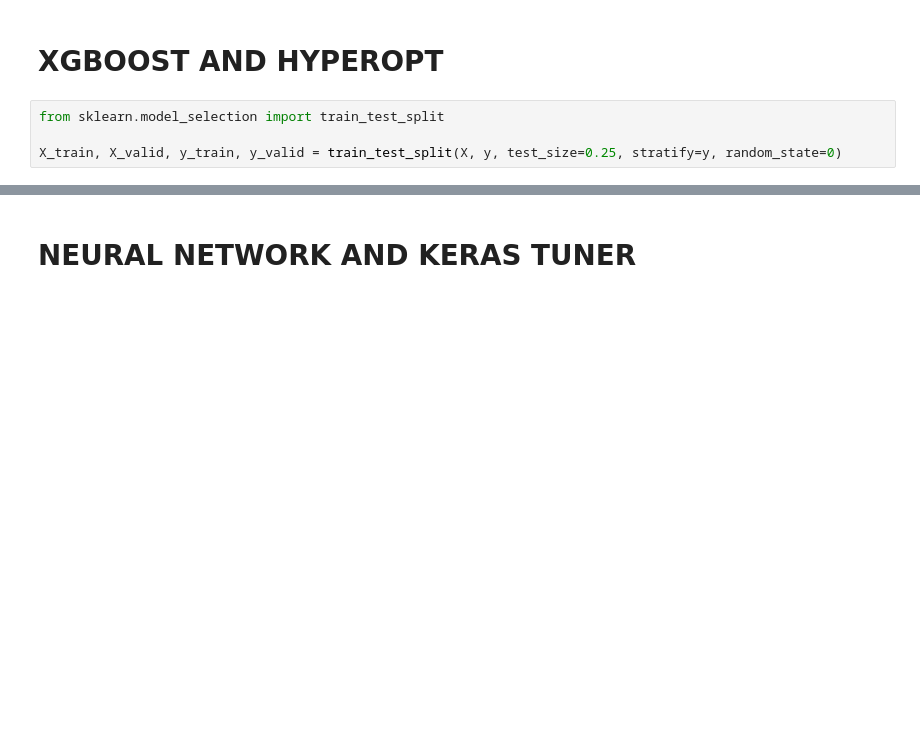
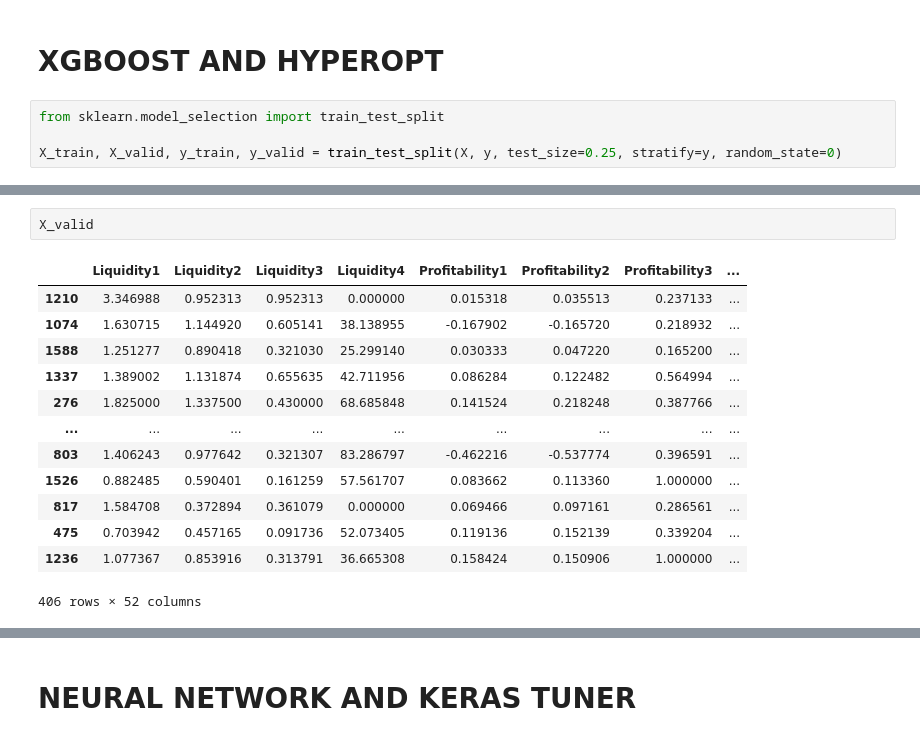
Before and after one commit to akrokosz/gs_quatns, a Jupyter notebook: data_processing.ipynb, the cells around one changed output, grey strips where cells are left out. Drawn from its saved outputs; the diff is of its cells as text; blank space fills up the shorter version.

```diff
--- a/data_processing.ipynb
+++ b/data_processing.ipynb
@@ -153,0 +274,16 @@ X_train, X_valid, y_train, y_valid = train_test_split(X, y, test_size=0.25, stra
+# %%
+X_valid
+# %% [output]
+|  | Liquidity1 | Liquidity2 | Liquidity3 | Liquidity4 | Profitability1 | Profitability2 | Profitability3 | ... |
+| 1210 | 3.346988 | 0.952313 | 0.952313 | 0.000000 | 0.015318 | 0.035513 | 0.237133 | ... |
+| 1074 | 1.630715 | 1.144920 | 0.605141 | 38.138955 | -0.167902 | -0.165720 | 0.218932 | ... |
+| 1588 | 1.251277 | 0.890418 | 0.321030 | 25.299140 | 0.030333 | 0.047220 | 0.165200 | ... |
+| 1337 | 1.389002 | 1.131874 | 0.655635 | 42.711956 | 0.086284 | 0.122482 | 0.564994 | ... |
+| 276 | 1.825000 | 1.337500 | 0.430000 | 68.685848 | 0.141524 | 0.218248 | 0.387766 | ... |
+| ... | ... | ... | ... | ... | ... | ... | ... | ... |
+| 803 | 1.406243 | 0.977642 | 0.321307 | 83.286797 | -0.462216 | -0.537774 | 0.396591 | ... |
+| 1526 | 0.882485 | 0.590401 | 0.161259 | 57.561707 | 0.083662 | 0.113360 | 1.000000 | ... |
+| 817 | 1.584708 | 0.372894 | 0.361079 | 0.000000 | 0.069466 | 0.097161 | 0.286561 | ... |
+| 475 | 0.703942 | 0.457165 | 0.091736 | 52.073405 | 0.119136 | 0.152139 | 0.339204 | ... |
+| 1236 | 1.077367 | 0.853916 | 0.313791 | 36.665308 | 0.158424 | 0.150906 | 1.000000 | ... |
+406 rows × 52 columns
```
Also changed, not shown: parts of 21 cells of this notebook, 3 other files.
